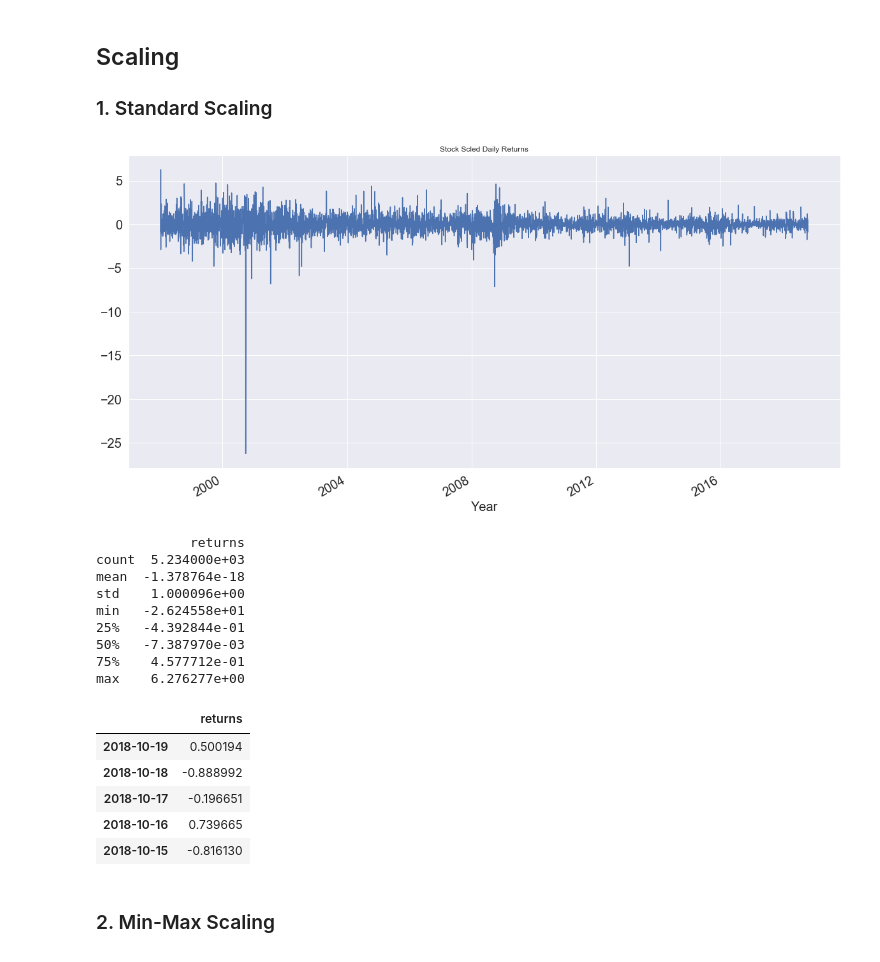
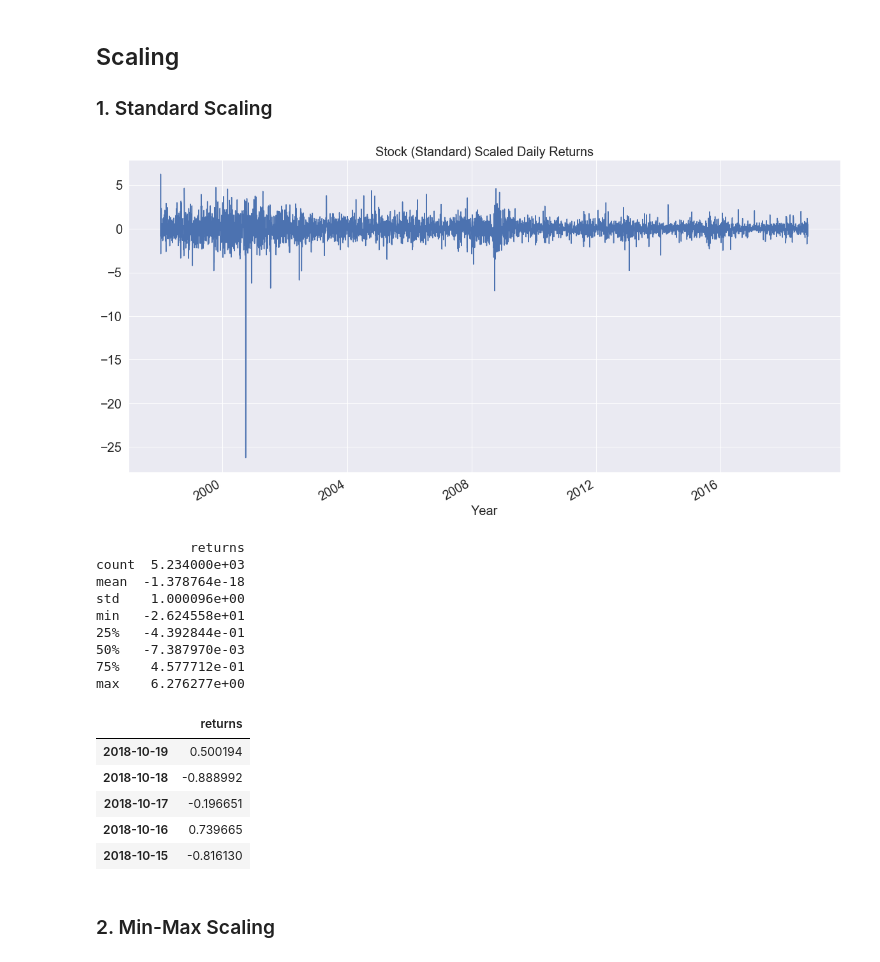
Before and after one commit to Keshav97/Final-Project, a Jupyter notebook: Preprocessing/Preprocessing.ipynb, the cells around one changed output. Drawn from its saved outputs; the diff is of its cells as text; code cells hidden in the pictures.

```diff
--- a/Preprocessing/Preprocessing.ipynb
+++ b/Preprocessing/Preprocessing.ipynb
@@ -54,7 +55,7 @@ None
 def visualise_plot(df, param, title):
     df[param].plot(figsize=(20,10), fontsize=20)
     plt.xlabel('Year', fontsize=20)
-    plt.title(title)
+    plt.title(title, fontsize=20)
     plt.show()
 
 visualise_plot(stocks, 'adj_close', 'Stock (adjusted) close values')
@@ -101,19 +102,19 @@ max       0.076567
 # %%
 # Standard Scaling the data to get 0 mean and 1 Standard Deviation
 def standard_scaling_data(data):
     temp = data
     standardScaler = pp.StandardScaler()
     column_names = temp.columns
     standardScaler.fit(temp)
     data = pd.DataFrame(standardScaler.transform(temp), index=data.index, columns = column_names)
     return data
 
 std_scaled_stock_returns = standard_scaling_data(stock_returns)
-visualise_plot(std_scaled_stock_returns, 'returns', 'Stock Scled Daily Returns')
+visualise_plot(std_scaled_stock_returns, 'returns', 'Stock (Standard) Scaled Daily Returns')
 print(std_scaled_stock_returns.describe())
 std_scaled_stock_returns.head()
 # %% [output]
-[figure, old version]
+[figure, new version]
             returns
 count  5.234000e+03
 mean  -1.378764e-18
```
Also changed, not shown: parts of 20 cells of this notebook.
